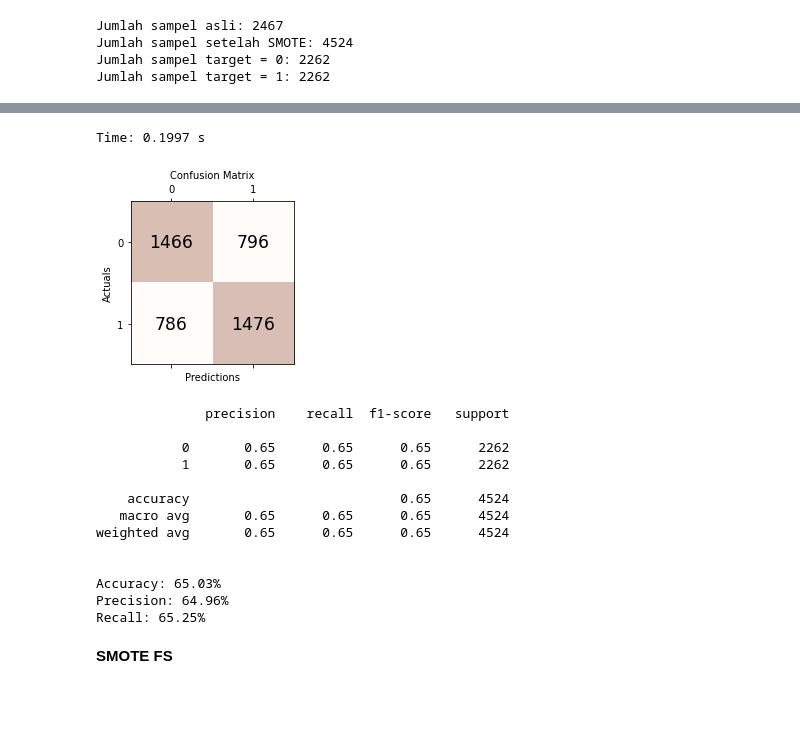
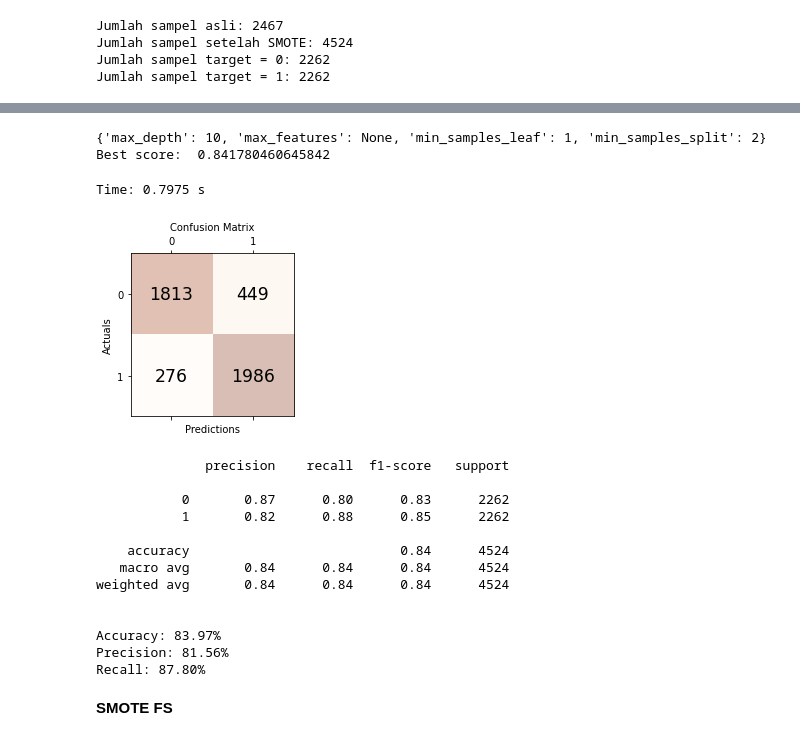
Before and after one commit to hadni17/skripsi, a Jupyter notebook: MODEL_w_SU_(270323).ipynb, the cells around one changed output, grey strips where cells are left out. Saved outputs shown, nothing was run; the diff lists cells and outputs as text; code cells hidden in the pictures; blank space fills up the shorter version.

Commit message:
find best hyperparameters

```diff
--- a/MODEL_w_SU_(270323).ipynb
+++ b/MODEL_w_SU_(270323).ipynb
@@ -802,7 +832,7 @@ t0 = time.time()
 cv = KFold(n_splits=10, random_state=42, shuffle=True)
 
 # run SVM with 10-fold cross validation
-svc = svm.SVC(kernel='rbf', C=1, gamma=0.1, random_state=42)
+svc = svm.SVC(kernel='rbf', C=10, gamma=0.1, random_state=42)
 y_pred = cross_val_predict(svc, X, Y, cv=cv)
 
 print("Time: %.4f s\n"%(time.time() - t0))
@@ -854,7 +911,7 @@ t0 = time.time()
 cv = KFold(n_splits=10, random_state=42, shuffle=True)
 
 # run Naive Bayes with 10-fold cross validation
-gnb = GaussianNB(var_smoothing=1e-05)
+gnb = GaussianNB(var_smoothing=1e-09)
 y_pred = cross_val_predict(gnb, X, Y, cv=cv)
 
 print("Time: %.4f s\n"%(time.time() - t0))
@@ -897,3 +954,33 @@ Recall: 4.51%
+# %%
+from sklearn.model_selection import GridSearchCV
+from sklearn.tree import DecisionTreeClassifier
+
+# predictors
+X = X_res.to_numpy()
+# target
+Y = y_res.to_numpy()
+
+# create decision tree classifier
+dt = DecisionTreeClassifier()
+
+# set up parameter grid to search over
+param_grid = {
+    'max_depth': [2, 4, 6, 8, 10],
+    'min_samples_split': [2, 4, 8, 16],
+    'min_samples_leaf': [1, 2, 4, 8],
+    'max_features': [None, 'sqrt', 'log2']
+}
+
+# perform grid search using cross-validation
+cv = GridSearchCV(dt, param_grid, cv=10)
+cv.fit(X, Y)
+
+# print best hyperparameters
+print(cv.best_params_)
+print("Best score: ", cv.best_score_)
+# %% [output]
+{'max_depth': 10, 'max_features': None, 'min_samples_leaf': 1, 'min_samples_split': 2}
+Best score:  0.841780460645842
 # %%
 # predictors
 X = X_res.to_numpy()
@@ -902,49 +989,49 @@ Y = y_res.to_numpy()
 
 # get timing
 t0 = time.time()
 cv = KFold(n_splits=10, random_state=42, shuffle=True)
 
 # run DT with 10-fold cross validation
-dt = tree.DecisionTreeClassifier(criterion="entropy",max_depth= 2, max_features= "sqrt", min_samples_leaf= 2,min_samples_split= 8)
+dt = tree.DecisionTreeClassifier(criterion="entropy",max_depth= 10, max_features= None, min_samples_leaf= 2,min_samples_split= 4)
 y_pred = cross_val_predict(dt, X, Y, cv=cv)
 
 print("Time: %.4f s\n"%(time.time() - t0))
 # Calculate the confusion matrix
 cm = confusion_matrix(Y, y_pred)
 fig, ax = plt.subplots(figsize=(3, 3))
 ax.matshow(cm, cmap=plt.cm.Oranges, alpha=0.3)
 for i in range(cm.shape[0]):
     for j in range(cm.shape[1]):
         ax.text(x=j, y=i,s=cm[i, j], va='center', ha='center', size='xx-large')
 
 plt.xlabel('Predictions', fontsize=10)
 plt.ylabel('Actuals', fontsize=10)
 plt.title('Confusion Matrix', fontsize=10)
 plt.show()
 
 # evaluate predictions using classification report
 report = classification_report(Y, y_pred)
 print(report)
 
 print('\nAccuracy: %.2f%%' %(accuracy_score(Y, y_pred)*100))
 print('Precision: %.2f%%' %(precision_score(Y, y_pred)*100))
 print('Recall: %.2f%%' %(recall_score(Y, y_pred)*100))
 # %% [output]
-Time: 0.1997 s
+Time: 0.7975 s
-[figure, old version]
+[figure, new version]
               precision    recall  f1-score   support
 
-           0       0.65      0.65      0.65      2262
-           1       0.65      0.65      0.65      2262
+           0       0.87      0.80      0.83      2262
+           1       0.82      0.88      0.85      2262
 
-    accuracy                           0.65      4524
-   macro avg       0.65      0.65      0.65      4524
-weighted avg       0.65      0.65      0.65      4524
+    accuracy                           0.84      4524
+   macro avg       0.84      0.84      0.84      4524
+weighted avg       0.84      0.84      0.84      4524
 
 
-Accuracy: 65.03%
-Precision: 64.96%
-Recall: 65.25%
+Accuracy: 83.97%
+Precision: 81.56%
+Recall: 87.80%
 # %% [markdown]
 **SMOTE FS**
 # %%
```
Also changed, not shown: parts of 19 cells of this notebook.
